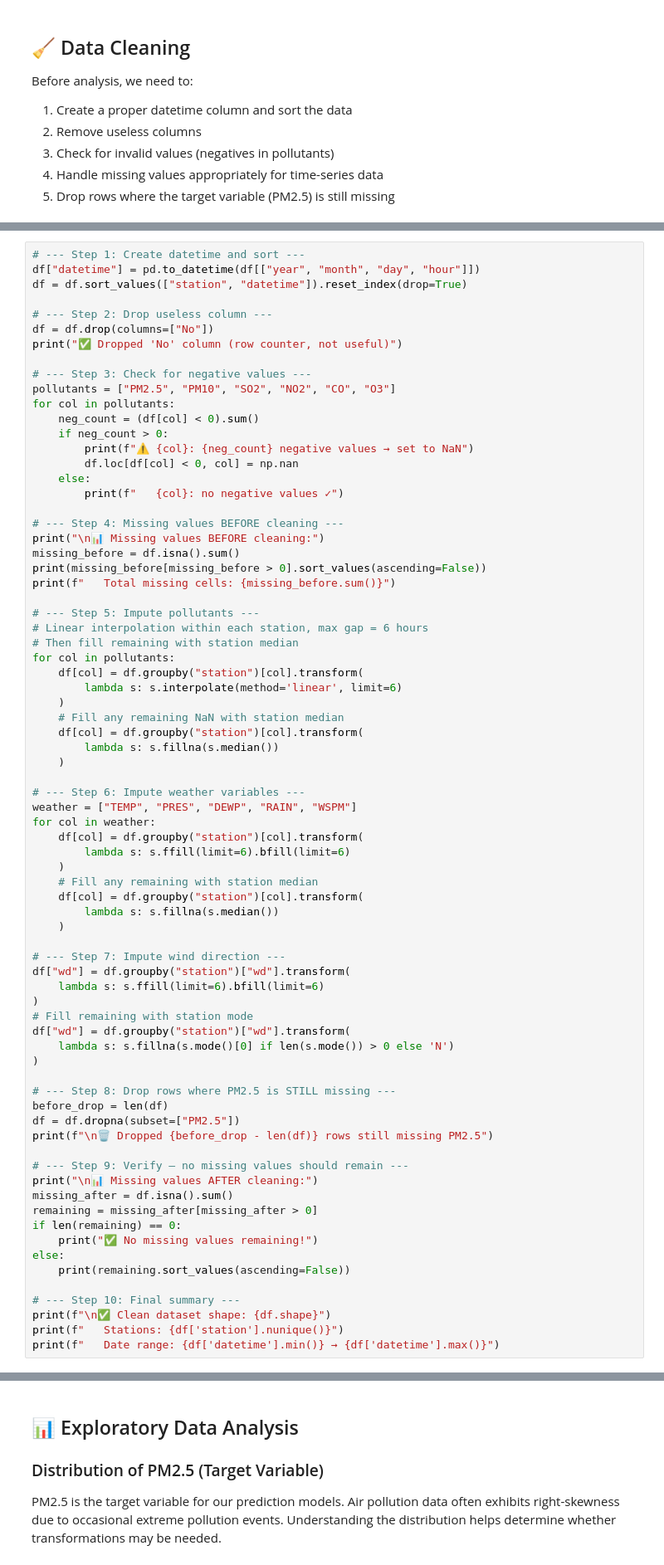
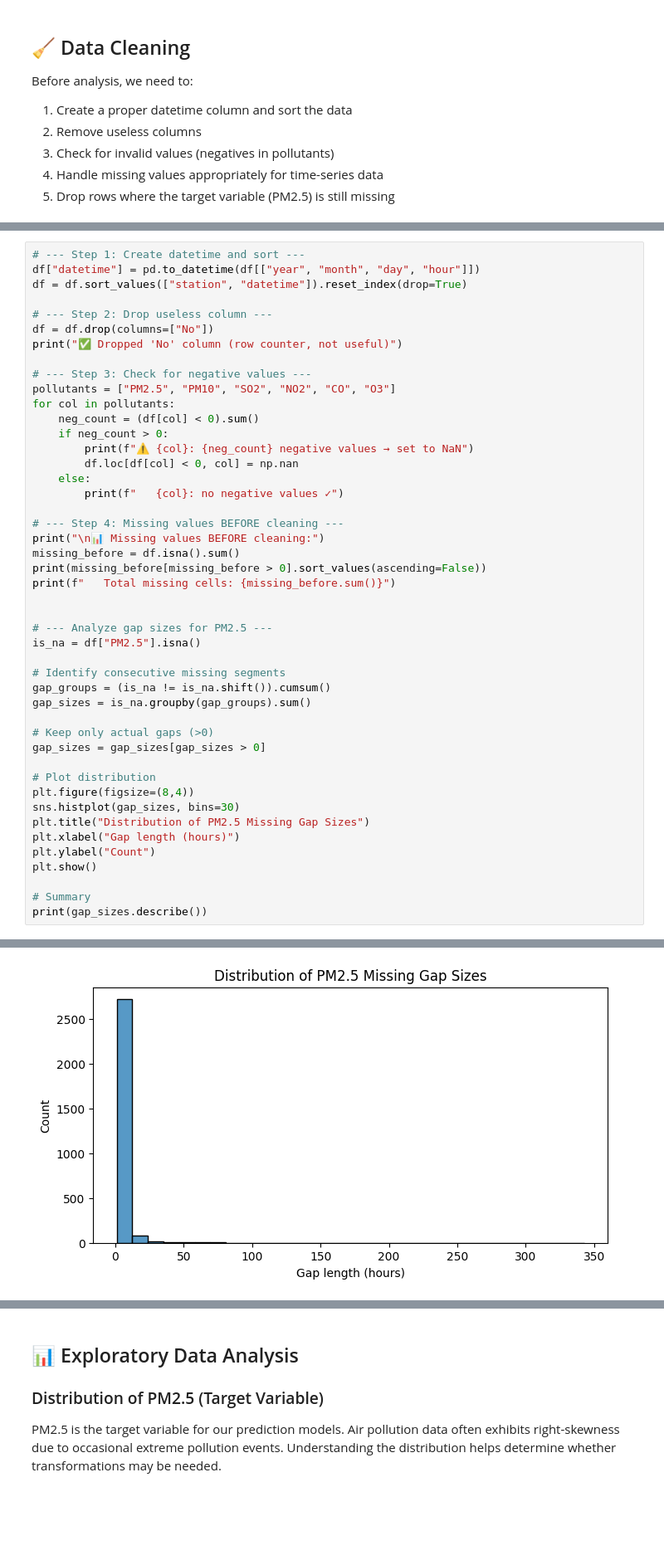
Before and after one commit to Enrik-Shabani/ML-Project-GroupA, a Jupyter notebook: notebooks/01_Data_Exploration_Enrik.ipynb, the cells around one changed output, grey strips where cells are left out. Shown at 83% size. Saved outputs shown, nothing was run; the diff lists cells and outputs as text; blank space fills up the shorter version.

```diff
--- a/notebooks/01_Data_Exploration_Enrik.ipynb
+++ b/notebooks/01_Data_Exploration_Enrik.ipynb
@@ -103,56 +214,27 @@ missing_before = df.isna().sum()
 print(missing_before[missing_before > 0].sort_values(ascending=False))
 print(f"   Total missing cells: {missing_before.sum()}")
 
-# --- Step 5: Impute pollutants ---
-# Linear interpolation within each station, max gap = 6 hours
-# Then fill remaining with station median
-for col in pollutants:
-    df[col] = df.groupby("station")[col].transform(
-        lambda s: s.interpolate(method='linear', limit=6)
-    )
-    # Fill any remaining NaN with station median
-    df[col] = df.groupby("station")[col].transform(
-        lambda s: s.fillna(s.median())
-    )
 
-# --- Step 6: Impute weather variables ---
-weather = ["TEMP", "PRES", "DEWP", "RAIN", "WSPM"]
-for col in weather:
-    df[col] = df.groupby("station")[col].transform(
-        lambda s: s.ffill(limit=6).bfill(limit=6)
-    )
-    # Fill any remaining with station median
-    df[col] = df.groupby("station")[col].transform(
-        lambda s: s.fillna(s.median())
-    )
+# --- Analyze gap sizes for PM2.5 ---
+is_na = df["PM2.5"].isna()
 
-# --- Step 7: Impute wind direction ---
-df["wd"] = df.groupby("station")["wd"].transform(
-    lambda s: s.ffill(limit=6).bfill(limit=6)
-)
-# Fill remaining with station mode
-df["wd"] = df.groupby("station")["wd"].transform(
-    lambda s: s.fillna(s.mode()[0] if len(s.mode()) > 0 else 'N')
-)
+# Identify consecutive missing segments
+gap_groups = (is_na != is_na.shift()).cumsum()
+gap_sizes = is_na.groupby(gap_groups).sum()
 
-# --- Step 8: Drop rows where PM2.5 is STILL missing ---
-before_drop = len(df)
-df = df.dropna(subset=["PM2.5"])
-print(f"\n🗑️ Dropped {before_drop - len(df)} rows still missing PM2.5")
+# Keep only actual gaps (>0)
+gap_sizes = gap_sizes[gap_sizes > 0]
 
-# --- Step 9: Verify — no missing values should remain ---
-print("\n📊 Missing values AFTER cleaning:")
-missing_after = df.isna().sum()
-remaining = missing_after[missing_after > 0]
-if len(remaining) == 0:
-    print("✅ No missing values remaining!")
-else:
-    print(remaining.sort_values(ascending=False))
+# Plot distribution
+plt.figure(figsize=(8,4))
+sns.histplot(gap_sizes, bins=30)
+plt.title("Distribution of PM2.5 Missing Gap Sizes")
+plt.xlabel("Gap length (hours)")
+plt.ylabel("Count")
+plt.show()
 
-# --- Step 10: Final summary ---
-print(f"\n✅ Clean dataset shape: {df.shape}")
-print(f"   Stations: {df['station'].nunique()}")
-print(f"   Date range: {df['datetime'].min()} → {df['datetime'].max()}")
+# Summary
+print(gap_sizes.describe())
 # %% [output]
 ✅ Dropped 'No' column (row counter, not useful)
    PM2.5: no negative values ✓
@@ -173,0 +256 @@ NO2      12116
+[figure, added]
```
Also changed, not shown: parts of 16 cells of this notebook.
